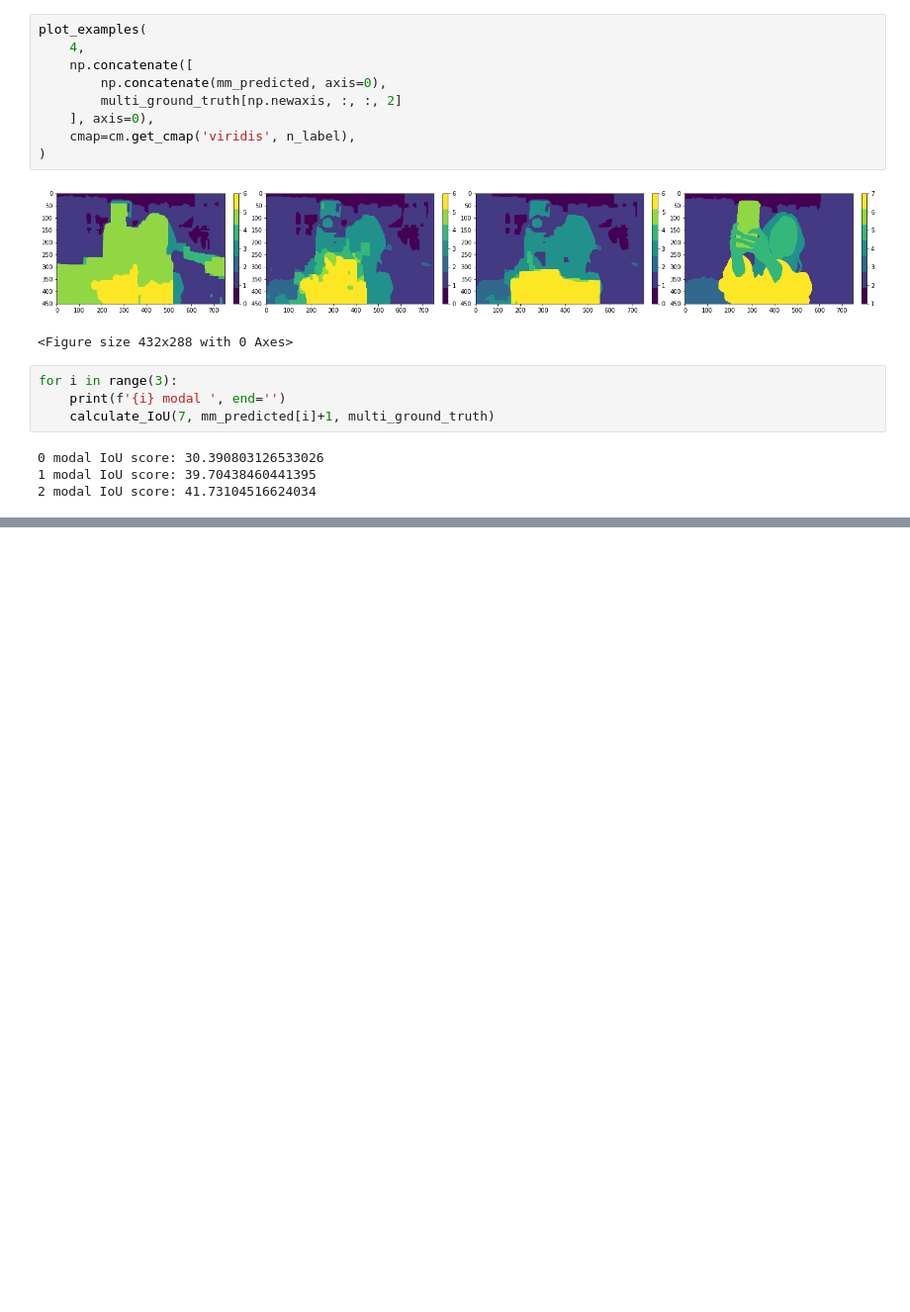
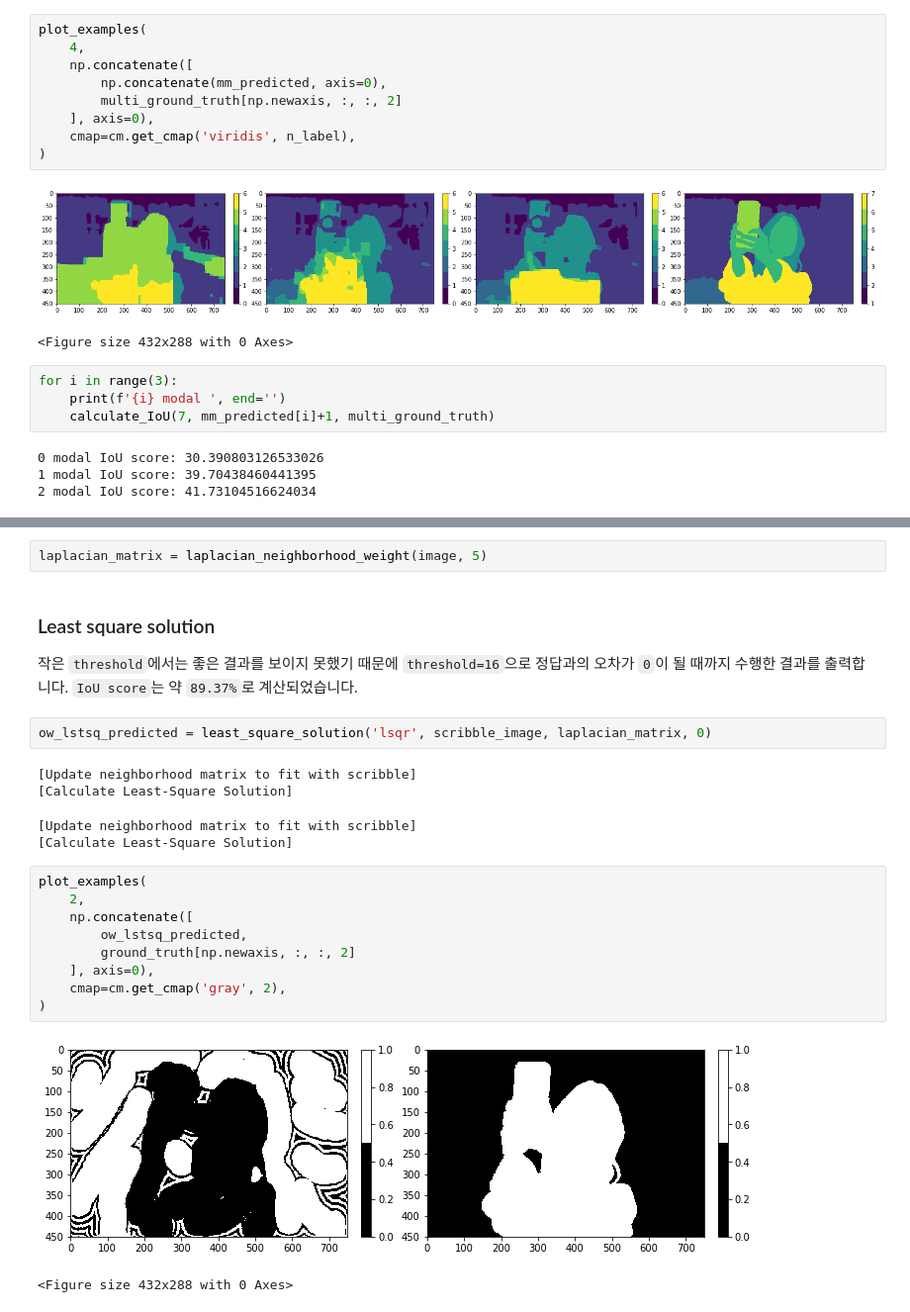
Before and after one commit to mushclam/EC5303_CV_PA1, a Jupyter notebook: report.ipynb, the cells around one changed output, grey strips where cells are left out. Shown at 99% size. Saved outputs shown, nothing was run; the diff lists cells and outputs as text; blank space fills up the shorter version.

```diff
--- a/report.ipynb
+++ b/report.ipynb
@@ -642,0 +703,25 @@ for i in range(3):
+# %%
+laplacian_matrix = laplacian_neighborhood_weight(image, 5)
+# %% [markdown]
+### Least square solution
+
+작은 `threshold`에서는 좋은 결과를 보이지 못했기 때문에 `threshold=16`으로 정답과의 오차가 `0`이 될 때까지 수행한 결과를 출력합니다. `IoU score`는 약 `89.37%`로 계산되었습니다.
+# %%
+ow_lstsq_predicted = least_square_solution('lsqr', scribble_image, laplacian_matrix, 0)
+# %% [output]
+[Update neighborhood matrix to fit with scribble]
+[Calculate Least-Square Solution]
+[Update neighborhood matrix to fit with scribble]
+[Calculate Least-Square Solution]
+# %%
+plot_examples(
+    2,
+    np.concatenate([
+        ow_lstsq_predicted,
+        ground_truth[np.newaxis, :, :, 2]
+    ], axis=0),
+    cmap=cm.get_cmap('gray', 2),
+)
+# %% [output]
+[figure, added]
+<Figure size 432x288 with 0 Axes>
```
Also changed, not shown: parts of 7 cells of this notebook, 2 other files.
